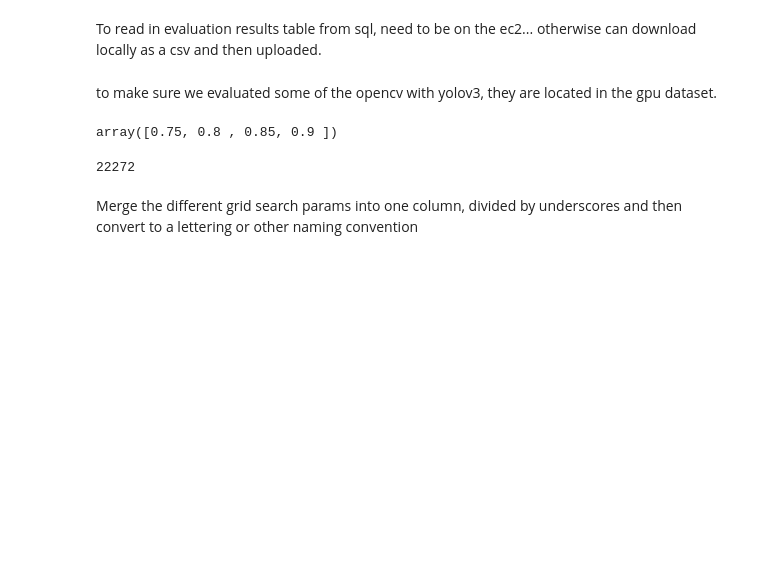
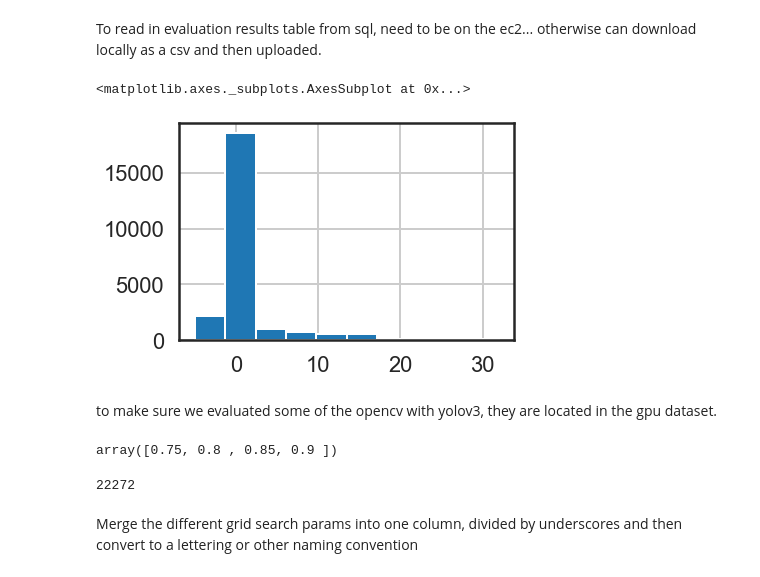
Before and after one commit to dssg/air_pollution_estimation, a Jupyter notebook: notebooks/20190816-jch-plot-eval-for-model-selection-cpu.ipynb, the cells around one changed output. Cells and saved outputs as stored; diff of their text form; code cells hidden in the pictures; blank space fills up the shorter version.

```diff
--- a/notebooks/20190816-jch-plot-eval-for-model-selection-cpu.ipynb
+++ b/notebooks/20190816-jch-plot-eval-for-model-selection-cpu.ipynb
@@ -31,6 +33,11 @@ To read in evaluation results table from sql, need to be on the ec2... otherwise
 video_performance_df = pd.read_csv("../data/eval/eval_video_performance2.csv")
 video_accuracy_df = pd.read_csv("../data/eval/eval_video_diffs2.csv")
 frame_accuracy_df = pd.read_csv("../data/eval/eval_frame_stats2.csv")
+# %%
+video_accuracy_df.counts_diff.hist()
+# %% [output]
+<matplotlib.axes._subplots.AxesSubplot at 0x...>
+[figure, added]
 # %% [markdown]
 to make sure we evaluated some of the opencv with yolov3, they are located in the gpu dataset.
 # %%
```
Also changed, not shown: parts of 1 cell of this notebook, 1 other file.
